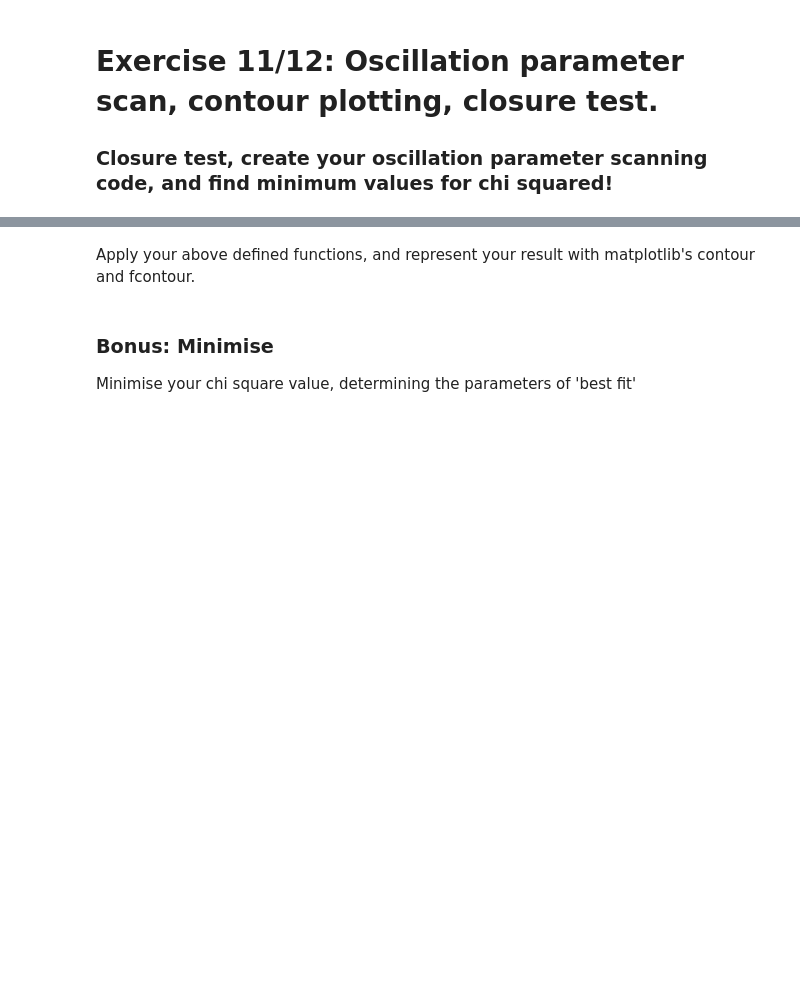
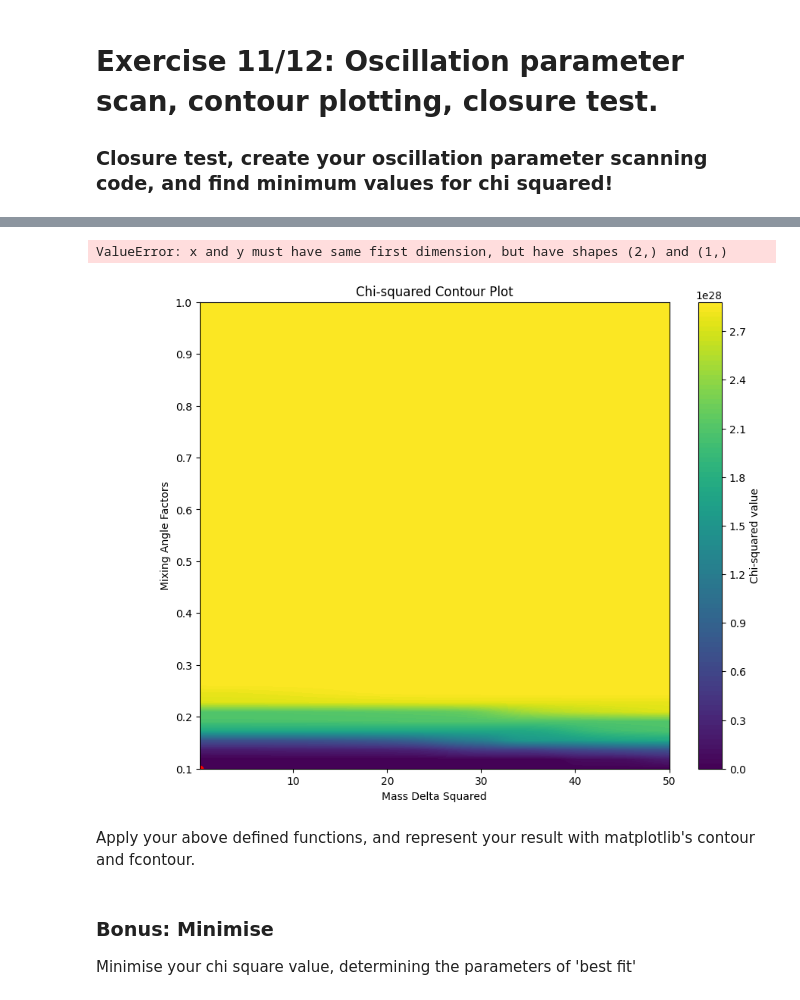
Before and after one commit to VadanKhan/particle-ml-project, a Jupyter notebook: particle_ml_project/MainAnalysis_template.ipynb, the cells around one changed output, grey strips where cells are left out. Cells and saved outputs as stored; diff of their text form; code cells hidden in the pictures; blank space fills up the shorter version.

Commit message:
contour begin

```diff
--- a/particle_ml_project/MainAnalysis_template.ipynb
+++ b/particle_ml_project/MainAnalysis_template.ipynb
@@ -543,17 +530,17 @@ def create_histogram(simulated_data, true_data, bin_number, variable = 'trk_ener
     return counts_exp, counts_sim, errors
 
 def histogram_heights(simulated_data, true_data, bin_number, variable = 'trk_energy_tot'):
-
     # Calculate the histogram data
-    counts_sim = np.histogram(simulated_data[variable], bins=bin_number, weights=simulated_data['weight'])
+    counts_testing, _ = np.histogram(simulated_data[variable], bins=bin_number, weights=simulated_data['weight'])
 
     # Calculate the error (15% of the counts) + the statistical poission error
-    errors = np.sqrt((0.15 * counts_sim)**2 + np.sqrt(counts_sim)**2)
+    errors = np.sqrt((0.15 * counts_testing)**2 + np.sqrt(counts_testing)**2)
 
     # Calculate the histogram data for the second plot
-    counts_exp = np.histogram(true_data[variable], bins=bin_number)
+    counts_valiation, _ = np.histogram(true_data[variable], bins=bin_number)
 
-    return counts_exp, counts_sim, errors
+    return counts_valiation, counts_testing, errors
+
 
 
 
@@ -666,12 +716,6 @@ counts_exp_john, counts_sim_john, errors_john = create_histogram(MC_OSCILLATED,
 # %%
 # Function that loops the above function across range of values of delM21 and sin^2(2theta)
-DIST_TRAVELLED = 0.47 # km
-NUM_MIXING_ANGLES = 100
-# mixing_angles = np.linspace(0, np.pi/2, NUM_MIXING_ANGLES)
-mixing_angle_factors = np.linspace(0.1, 1, NUM_MIXING_ANGLES)
 
-NUM_MASS_DELTAS = 100
-mass_deltas_squared = np.linspace(0.01, 1, NUM_MASS_DELTAS)
-
-adjusted_weights = generate_adjusted_weights(MC_OSCILLATED, DIST_TRAVELLED, mass_deltas_squared, mixing_angle_factors, variable='true_E')
+chi_square_matrix, fitted_mass_delta, fitted_mixing_angle, min_chi_squared = calculate_chi_squared(MC_EXT_CUT, MC_OSCILLATED, mass_deltas_squared, mixing_angle_factors)
+# print(chi_square_matrix)
 # %% [output]
@@ -679,5 +730,37 @@ KeyboardInterrupt:
 # %%
-# plot contourf function and find minimum!
+def plot_chi_squared_contour(chi_squared_matrix, mass_deltas_squared, mixing_angle_factors, fitted_mass_delta, fitted_mixing_angle):
+    # Create a meshgrid of mass deltas and mixing angles
+    X, Y = np.meshgrid(mass_deltas_squared, mixing_angle_factors)
+
+    # Find the indices of the minimum chi-squared value in the matrix
+    min_chi_squared_index = np.unravel_index(np.argmin(chi_squared_matrix, axis=None), chi_squared_matrix.shape)
+    min_mass_delta_squared = X[min_chi_squared_index]
+    min_mixing_angle_factor = Y[min_chi_squared_index]
+
+    # Create the contour plot
+    plt.figure(figsize=(10, 8))
+    plt.contourf(X, Y, chi_squared_matrix, levels=100, cmap='viridis')
+    plt.colorbar(label='Chi-squared value')
+    plt.title('Chi-squared Contour Plot')
+    plt.xlabel('Mass Delta Squared')
+    plt.ylabel('Mixing Angle Factors')
+
+    # Add a red dot for the minimum chi-squared value in the matrix
+    plt.plot(min_mass_delta_squared, min_mixing_angle_factor, 'ro')
+    plt.annotate('Minimum Chi-squared (Matrix)', (min_mass_delta_squared, min_mixing_angle_factor), textcoords="offset points", xytext=(-15,-10), ha='center', color='white')
+
+    # Add a blue dot for the minimum chi-squared value found by fmin
+    plt.plot(fitted_mass_delta, fitted_mixing_angle, 'bo')
+    plt.annotate('Minimum Chi-squared (fmin)', (fitted_mass_delta, fitted_mixing_angle), textcoords="offset points", xytext=(-15,-10), ha='center', color='white')
+
+    plt.show()
+
+
+
+plot_chi_squared_contour(chi_square_matrix, mass_deltas_squared, mixing_angle_factors, fitted_mass_delta, fitted_mixing_angle)
+# %% [output]
+ValueError: x and y must have same first dimension, but have shapes (2,) and (1,)
+[figure, added]
 # %% [markdown]
 Apply your above defined functions, and represent your result with matplotlib's contour and fcontour.
 # %%
```
Also changed, not shown: parts of 18 cells of this notebook.
